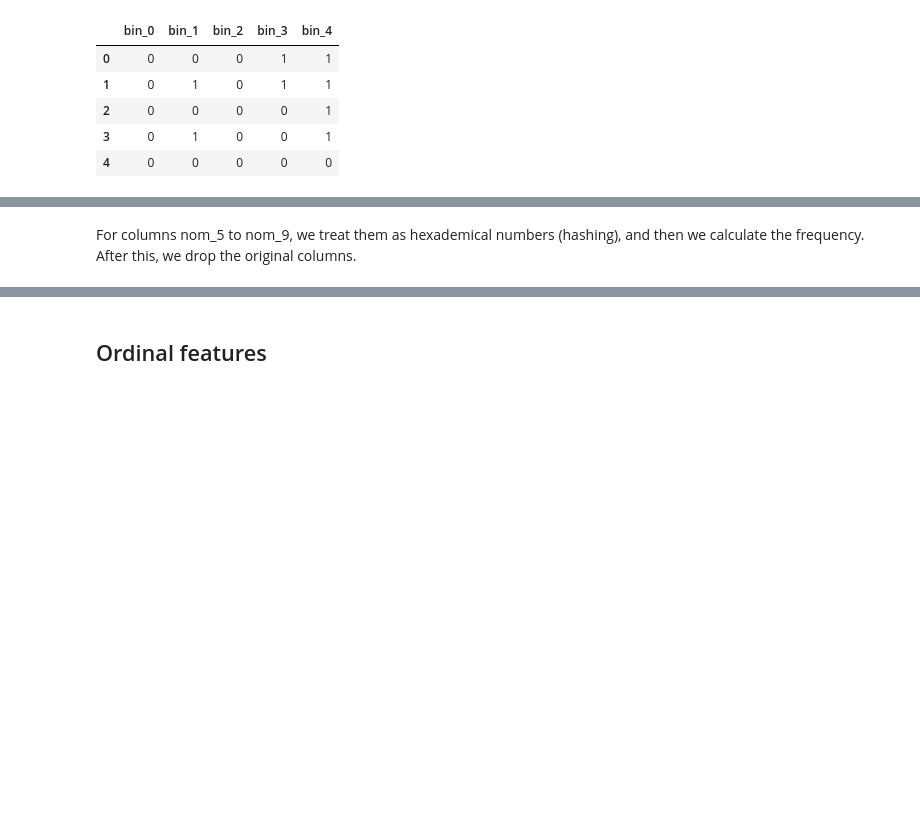
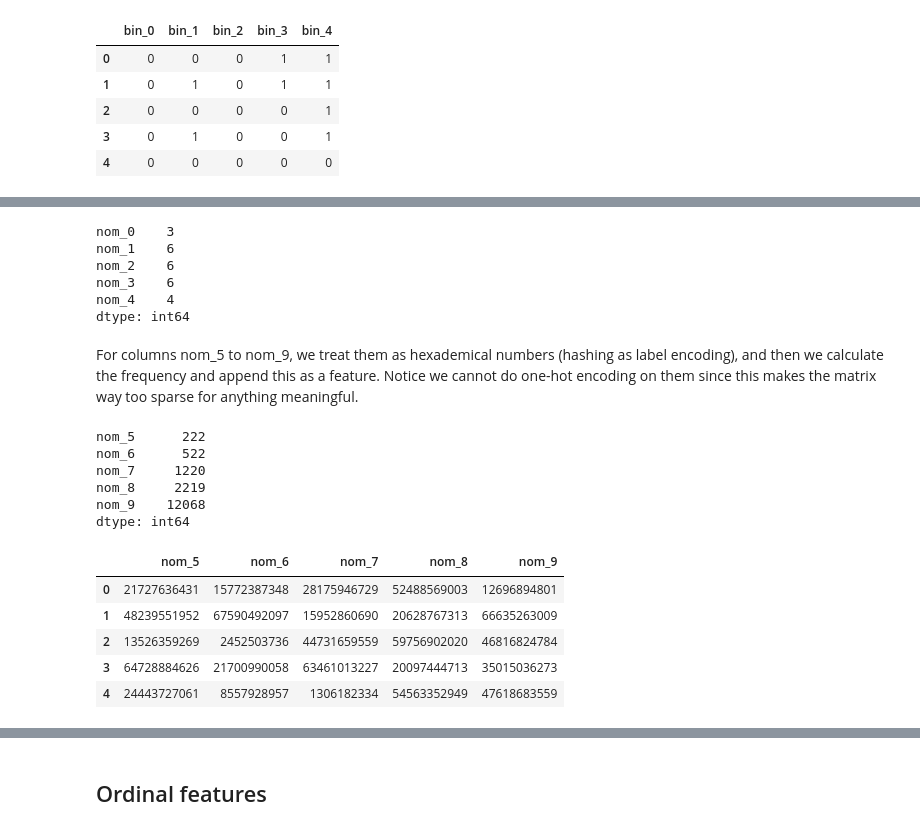
Before and after one commit to yhz0/group529, a Jupyter notebook: cat/Preprocessing.ipynb, the cells around one changed output, grey strips where cells are left out. Drawn from its saved outputs; the diff is of its cells as text; code cells hidden in the pictures; blank space fills up the shorter version.

```diff
--- a/cat/Preprocessing.ipynb
+++ b/cat/Preprocessing.ipynb
@@ -61,0 +80,8 @@ combine = pd.get_dummies(combine, columns=nominal_low_card, drop_first=True)
+# %%
+# Generate one hot encoding columns
+nom_dummy = pd.get_dummies(combine,
+        columns=nominal_low_card, drop_first=True)
+combine = pd.concat(
+    (combine, nom_dummy.loc[:, "nom_0_Green": "nom_4_Theremin"]),
+    axis="columns"
+)
@@ -61,0 +98,10 @@ combine = pd.get_dummies(combine, columns=nominal_low_card, drop_first=True)
+# %%
+# Check that label encoding works correctly
+combine.loc[:, nominal_low_card].nunique()
+# %% [output]
+nom_0    3
+nom_1    6
+nom_2    6
+nom_3    6
+nom_4    4
+dtype: int64
@@ -62,3 +117,14 @@ combine = pd.get_dummies(combine, columns=nominal_low_card, drop_first=True)
 # %% [markdown]
-For columns nom_5 to nom_9, we treat them as hexademical numbers (hashing), and then we calculate the frequency. After this, we drop the original columns.
+For columns nom_5 to nom_9, we treat them as hexademical numbers (hashing as label encoding), and then we calculate the frequency and append this as a feature. Notice we cannot do one-hot encoding on them since this makes the matrix way too sparse for anything meaningful.
+# %%
+# This jusifies dropping them from one-hot encoding
+nominal_high_card = ["nom_%d" % i for i in range(5, 10)]
+combine.loc[:, nominal_high_card].nunique()
+# %% [output]
+nom_5      222
+nom_6      522
+nom_7     1220
+nom_8     2219
+nom_9    12068
+dtype: int64
 # %%
@@ -75,0 +150,10 @@ for i in range(5, 10):
+# %%
+# Let's check the results
+combine.loc[:, "nom_5":"nom_9"].head()
+# %% [output]
+|  | nom_5 | nom_6 | nom_7 | nom_8 | nom_9 |
+| 0 | 21727636431 | 15772387348 | 28175946729 | 52488569003 | 12696894801 |
+| 1 | 48239551952 | 67590492097 | 15952860690 | 20628767313 | 66635263009 |
+| 2 | 13526359269 | 2452503736 | 44731659559 | 59756902020 | 46816824784 |
+| 3 | 64728884626 | 21700990058 | 63461013227 | 20097444713 | 35015036273 |
+| 4 | 24443727061 | 8557928957 | 1306182334 | 54563352949 | 47618683559 |
```
Also changed, not shown: parts of 33 cells of this notebook, 1 other file.
